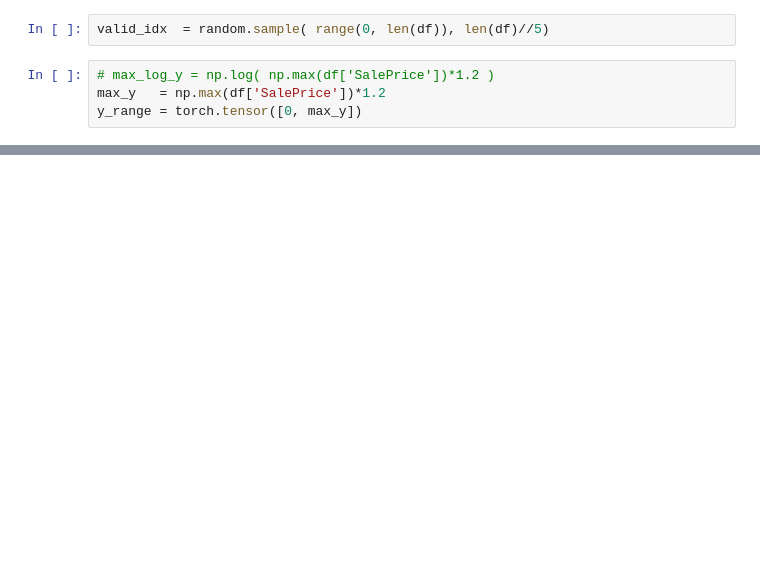
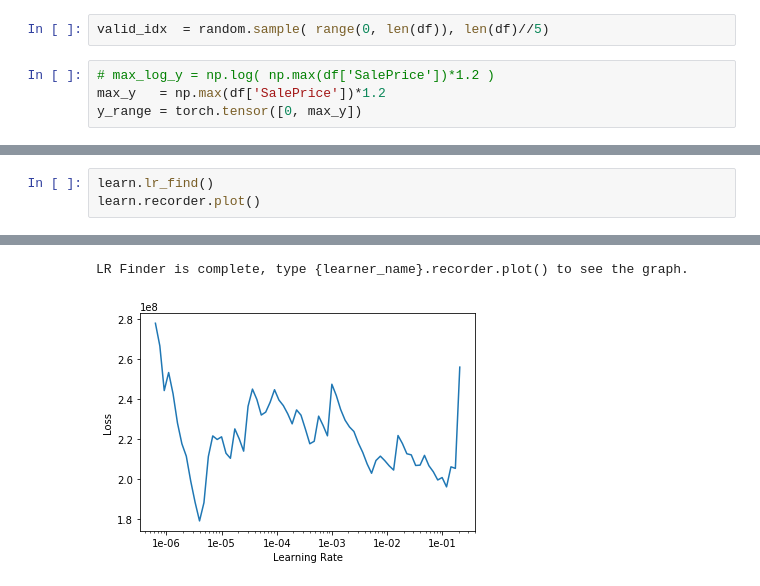
Before and after one commit to JamesMcGuigan/kaggle-house-prices, a Jupyter notebook: 7_fastai.ipynb, the cells around one changed output, grey strips where cells are left out. Cells and saved outputs as stored; diff of their text form; blank space fills up the shorter version.

```diff
--- a/7_fastai.ipynb
+++ b/7_fastai.ipynb
@@ -188,0 +186,4 @@ torch.Size([1459, 572])
+# %%
+learn.lr_find()
+learn.recorder.plot()
+# %% [output]
@@ -188,0 +191,2 @@ torch.Size([1459, 572])
+LR Finder is complete, type {learner_name}.recorder.plot() to see the graph.
+[figure, added]
```
Also changed, not shown: parts of 16 cells of this notebook, 1 other file.
